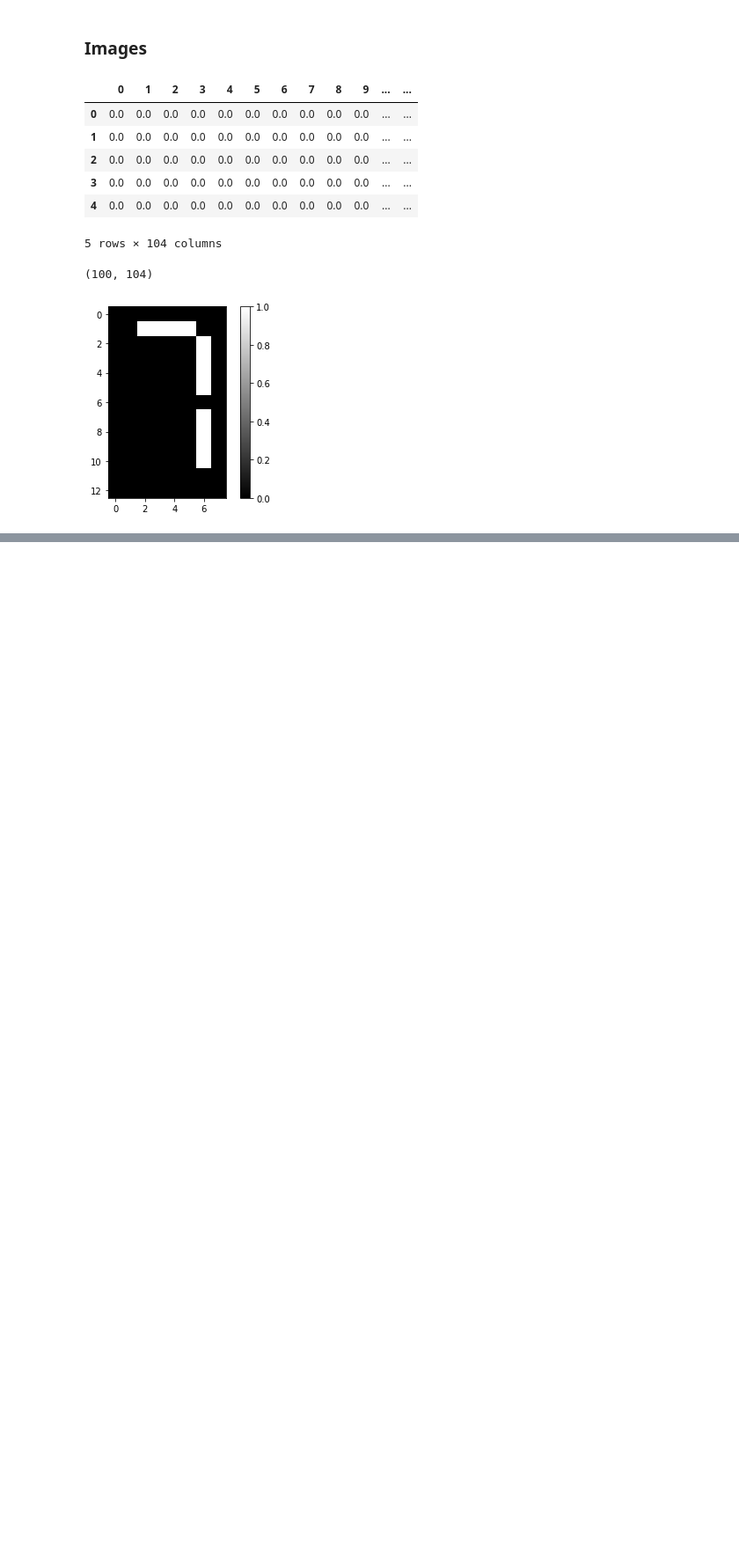
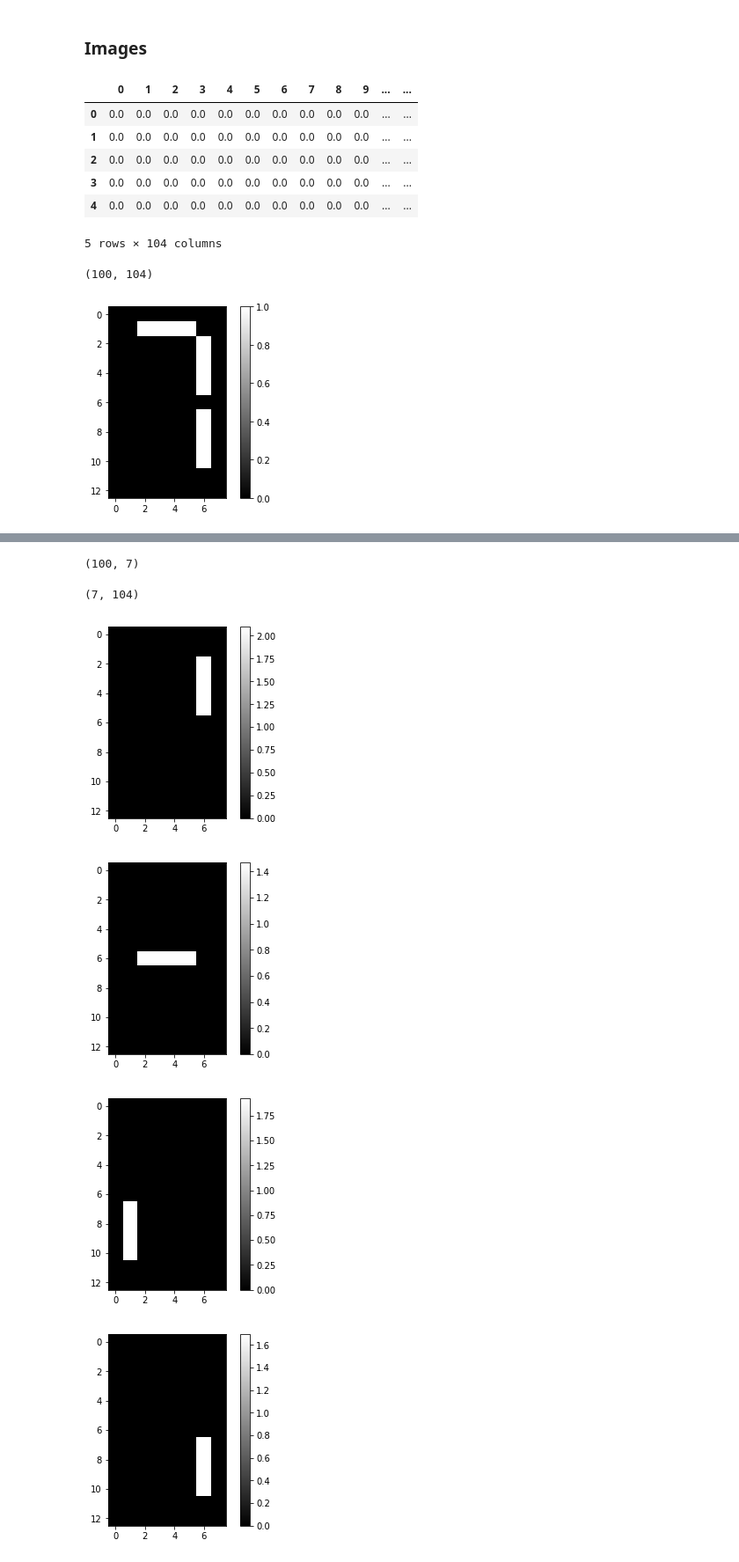
Before and after one commit to sushant2811/NLPandDeepLearning, a Jupyter notebook: unsupervisedAlgos.ipynb, the cells around one changed output, grey strips where cells are left out. Shown: that part at 88% size. Saved outputs shown, nothing was run; the diff lists cells and outputs as text; code cells hidden in the pictures; blank space fills up the shorter version.

Commit message:
NMF learning parts of images

```diff
--- a/unsupervisedAlgos.ipynb
+++ b/unsupervisedAlgos.ipynb
@@ -336,3 +336,5 @@ plt.imshow(bitmap, cmap = 'gray', interpolation='nearest');
 plt.colorbar();
 # %% [output]
 [figure]
+# %%
+nmfImages = NMF(n_components=7)
@@ -338,0 +343,7 @@ plt.colorbar();
+# %%
+def show_as_image(sample):
+    bitmap = sample.reshape((13, 8))
+    plt.figure()
+    plt.imshow(bitmap, cmap='gray', interpolation='nearest')
+    plt.colorbar()
+    plt.show()
@@ -338,0 +354,2 @@ plt.colorbar();
+# %%
+featuresIm = nmfImages.fit_transform(imagesArr)
@@ -338,0 +376,17 @@ plt.colorbar();
+# %%
+featuresIm.shape
+# %% [output]
+(100, 7)
+# %%
+nmfImages.components_.shape
+# %% [output]
+(7, 104)
+# %%
+for component in nmfImages.components_:
+
+    show_as_image(component)
+# %% [output]
+[figure, added]
+[figure, added]
+[figure, added]
+[figure, added]
```
Also changed, not shown: parts of 6 cells of this notebook.
